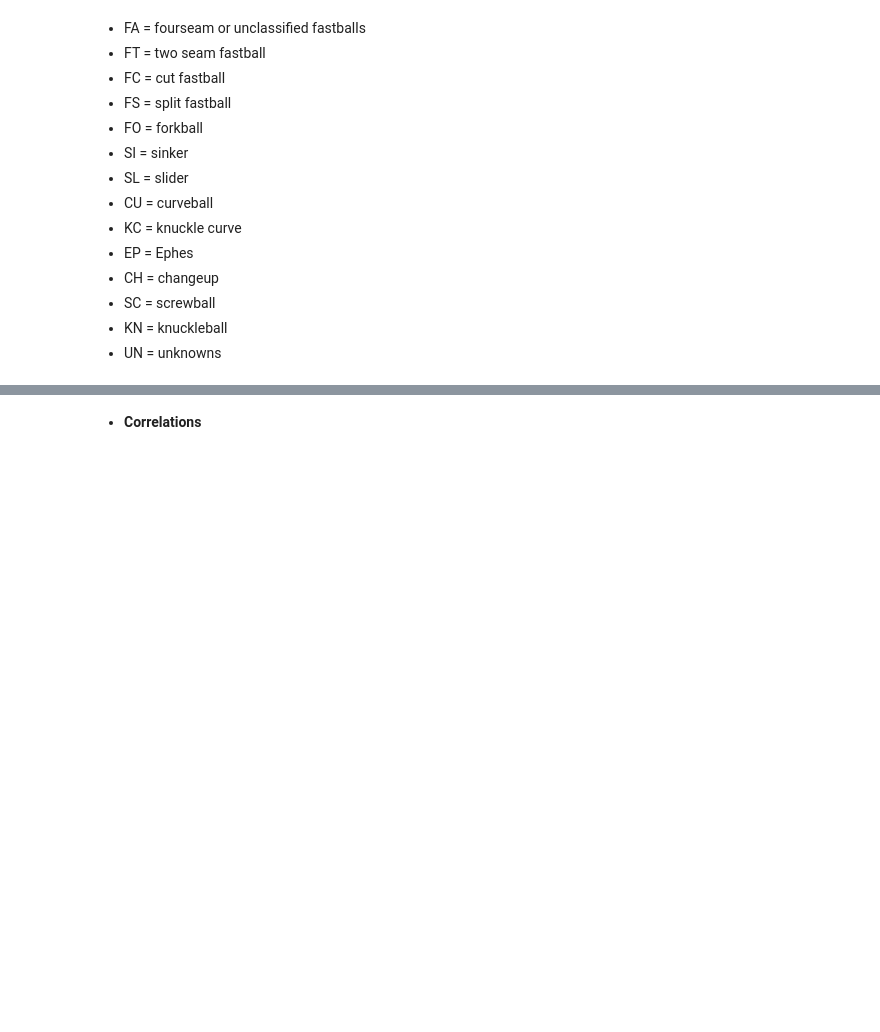
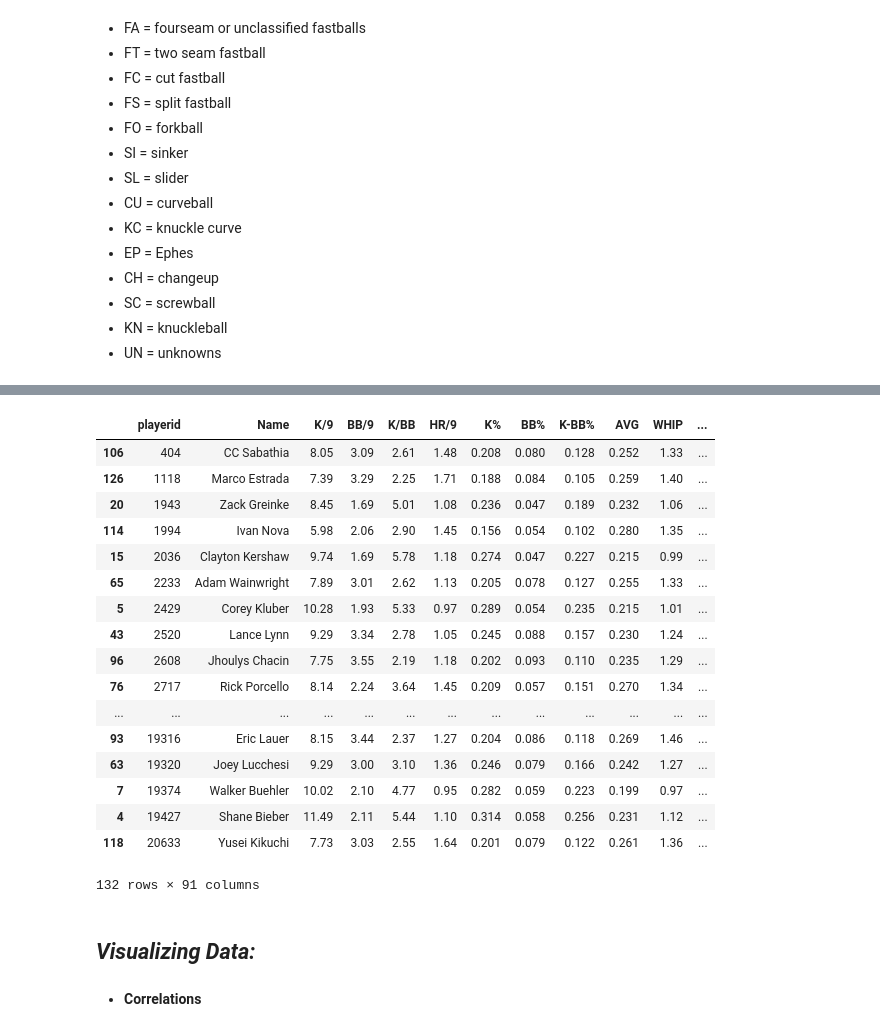
Before and after one commit to Rob-Lando/on-the-bump, a Jupyter notebook: Pitching_Analysis.ipynb, the cells around one changed output, grey strips where cells are left out. Saved outputs shown, nothing was run; the diff lists cells and outputs as text; code cells hidden in the pictures; blank space fills up the shorter version.

Commit message:
Merged all data into one dataframe

```diff
--- a/Pitching_Analysis.ipynb
+++ b/Pitching_Analysis.ipynb
@@ -187,0 +140,2 @@ pitch_plus.loc[pitch_plus['FA%'].notnull() & pitch_plus['CH%'].notnull()]
+# %%
+missing_player = list(std_adv_bat.loc[~std_adv_bat['Name'].isin(pitch_plus['Name'])]['Name'])[0]
@@ -187,0 +146,2 @@ pitch_plus.loc[pitch_plus['FA%'].notnull() & pitch_plus['CH%'].notnull()]
+# %%
+std_adv_bat = std_adv_bat.loc[std_adv_bat.Name != missing_player]
@@ -188,3 +170,31 @@ pitch_plus.loc[pitch_plus['FA%'].notnull() & pitch_plus['CH%'].notnull()]
+# %%
+master_stats = pd.merge(std_adv_bat,pitch_plus, on = ['playerid','Name']).sort_values(by = 'playerid')
+#master_stats
+# %%
+master_stats = master_stats.dropna(axis=1, how='all', thresh=None, subset=None)
+# %%
+master_stats
+# %% [output]
+|  | playerid | Name | K/9 | BB/9 | K/BB | HR/9 | K% | BB% | K-BB% | AVG | WHIP | ... |
+| 106 | 404 | CC Sabathia | 8.05 | 3.09 | 2.61 | 1.48 | 0.208 | 0.080 | 0.128 | 0.252 | 1.33 | ... |
+| 126 | 1118 | Marco Estrada | 7.39 | 3.29 | 2.25 | 1.71 | 0.188 | 0.084 | 0.105 | 0.259 | 1.40 | ... |
+| 20 | 1943 | Zack Greinke | 8.45 | 1.69 | 5.01 | 1.08 | 0.236 | 0.047 | 0.189 | 0.232 | 1.06 | ... |
+| 114 | 1994 | Ivan Nova | 5.98 | 2.06 | 2.90 | 1.45 | 0.156 | 0.054 | 0.102 | 0.280 | 1.35 | ... |
+| 15 | 2036 | Clayton Kershaw | 9.74 | 1.69 | 5.78 | 1.18 | 0.274 | 0.047 | 0.227 | 0.215 | 0.99 | ... |
+| 65 | 2233 | Adam Wainwright | 7.89 | 3.01 | 2.62 | 1.13 | 0.205 | 0.078 | 0.127 | 0.255 | 1.33 | ... |
+| 5 | 2429 | Corey Kluber | 10.28 | 1.93 | 5.33 | 0.97 | 0.289 | 0.054 | 0.235 | 0.215 | 1.01 | ... |
+| 43 | 2520 | Lance Lynn | 9.29 | 3.34 | 2.78 | 1.05 | 0.245 | 0.088 | 0.157 | 0.230 | 1.24 | ... |
+| 96 | 2608 | Jhoulys Chacin | 7.75 | 3.55 | 2.19 | 1.18 | 0.202 | 0.093 | 0.110 | 0.235 | 1.29 | ... |
+| 76 | 2717 | Rick Porcello | 8.14 | 2.24 | 3.64 | 1.45 | 0.209 | 0.057 | 0.151 | 0.270 | 1.34 | ... |
+| ... | ... | ... | ... | ... | ... | ... | ... | ... | ... | ... | ... | ... |
+| 93 | 19316 | Eric Lauer | 8.15 | 3.44 | 2.37 | 1.27 | 0.204 | 0.086 | 0.118 | 0.269 | 1.46 | ... |
+| 63 | 19320 | Joey Lucchesi | 9.29 | 3.00 | 3.10 | 1.36 | 0.246 | 0.079 | 0.166 | 0.242 | 1.27 | ... |
+| 7 | 19374 | Walker Buehler | 10.02 | 2.10 | 4.77 | 0.95 | 0.282 | 0.059 | 0.223 | 0.199 | 0.97 | ... |
+| 4 | 19427 | Shane Bieber | 11.49 | 2.11 | 5.44 | 1.10 | 0.314 | 0.058 | 0.256 | 0.231 | 1.12 | ... |
+| 118 | 20633 | Yusei Kikuchi | 7.73 | 3.03 | 2.55 | 1.64 | 0.201 | 0.079 | 0.122 | 0.261 | 1.36 | ... |
+132 rows × 91 columns
+# %% [markdown]
+## ***Visualizing Data:***
 # %% [markdown]
 - **Correlations**
 # %%
```
Also changed, not shown: parts of 23 cells of this notebook.
